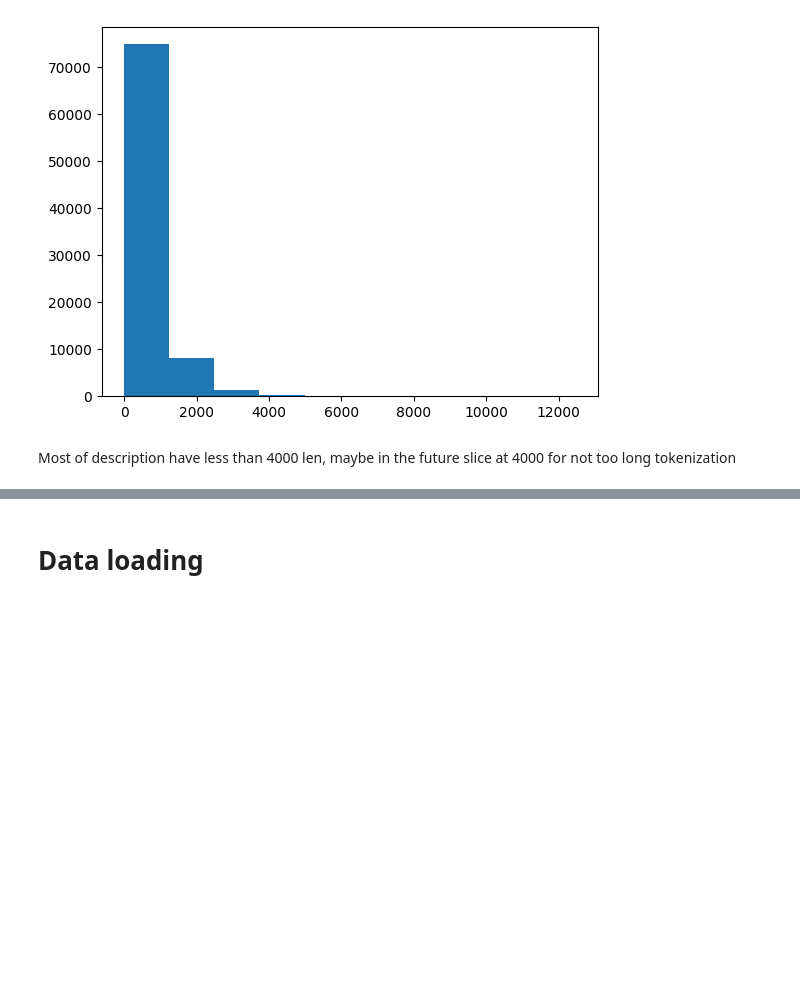
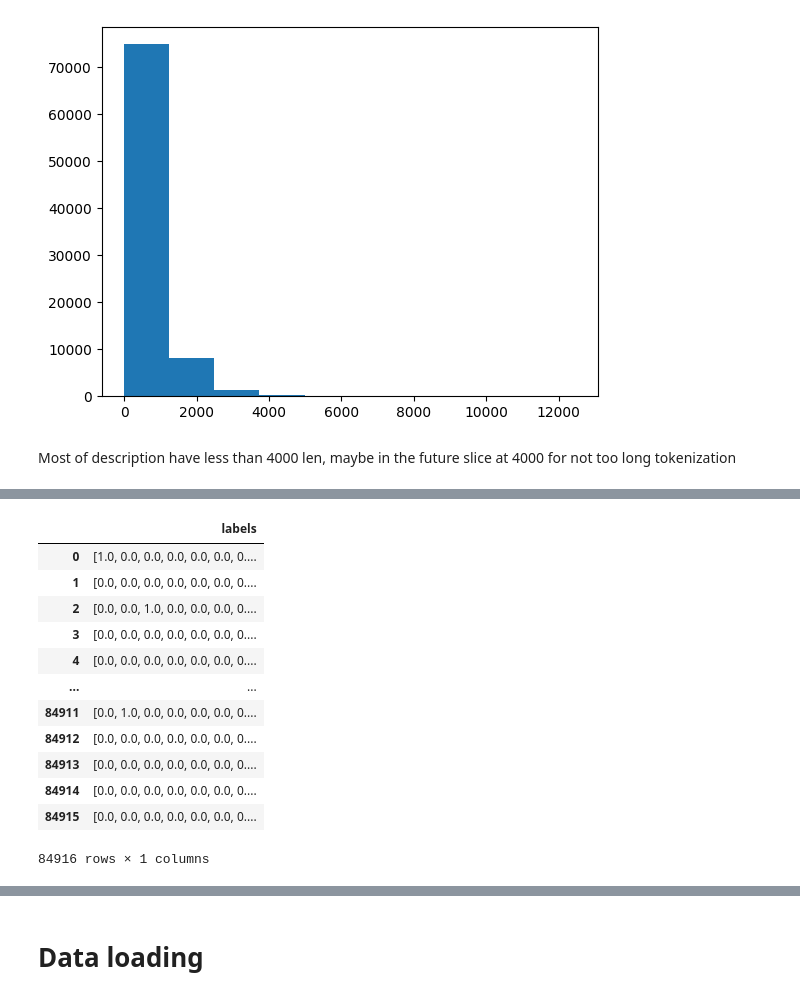
Before and after one commit to gatienc/multimodal_product_data_classification, a Jupyter notebook: notebooks/gatien_fusion_model_clip0.ipynb, the cells around one changed output, grey strips where cells are left out. Drawn from its saved outputs; the diff is of its cells as text; code cells hidden in the pictures; blank space fills up the shorter version.

```diff
--- a/notebooks/gatien_fusion_model_clip0.ipynb
+++ b/notebooks/gatien_fusion_model_clip0.ipynb
@@ -103,3 +118,23 @@ y_train=pd.DataFrame(y_train,columns=["labels"])
+# %%
+length=len(y_train_categorical)
+y_train=pd.DataFrame(np.zeros((length,1),dtype=list),columns=["labels"])
+for index,row in tqdm(enumerate(y_train_categorical)):
+    y_train.loc[index, "labels"]=row
+y_train
+# %% [output]
+|  | labels |
+| 0 | [1.0, 0.0, 0.0, 0.0, 0.0, 0.0, 0.... |
+| 1 | [0.0, 0.0, 0.0, 0.0, 0.0, 0.0, 0.... |
+| 2 | [0.0, 0.0, 1.0, 0.0, 0.0, 0.0, 0.... |
+| 3 | [0.0, 0.0, 0.0, 0.0, 0.0, 0.0, 0.... |
+| 4 | [0.0, 0.0, 0.0, 0.0, 0.0, 0.0, 0.... |
+| ... | ... |
+| 84911 | [0.0, 1.0, 0.0, 0.0, 0.0, 0.0, 0.... |
+| 84912 | [0.0, 0.0, 0.0, 0.0, 0.0, 0.0, 0.... |
+| 84913 | [0.0, 0.0, 0.0, 0.0, 0.0, 0.0, 0.... |
+| 84914 | [0.0, 0.0, 0.0, 0.0, 0.0, 0.0, 0.... |
+| 84915 | [0.0, 0.0, 0.0, 0.0, 0.0, 0.0, 0.... |
+84916 rows × 1 columns
 # %%
 train_df=pd.concat([X_train,y_train],axis=1)
 # %%
```
Also changed, not shown: parts of 12 cells of this notebook.
